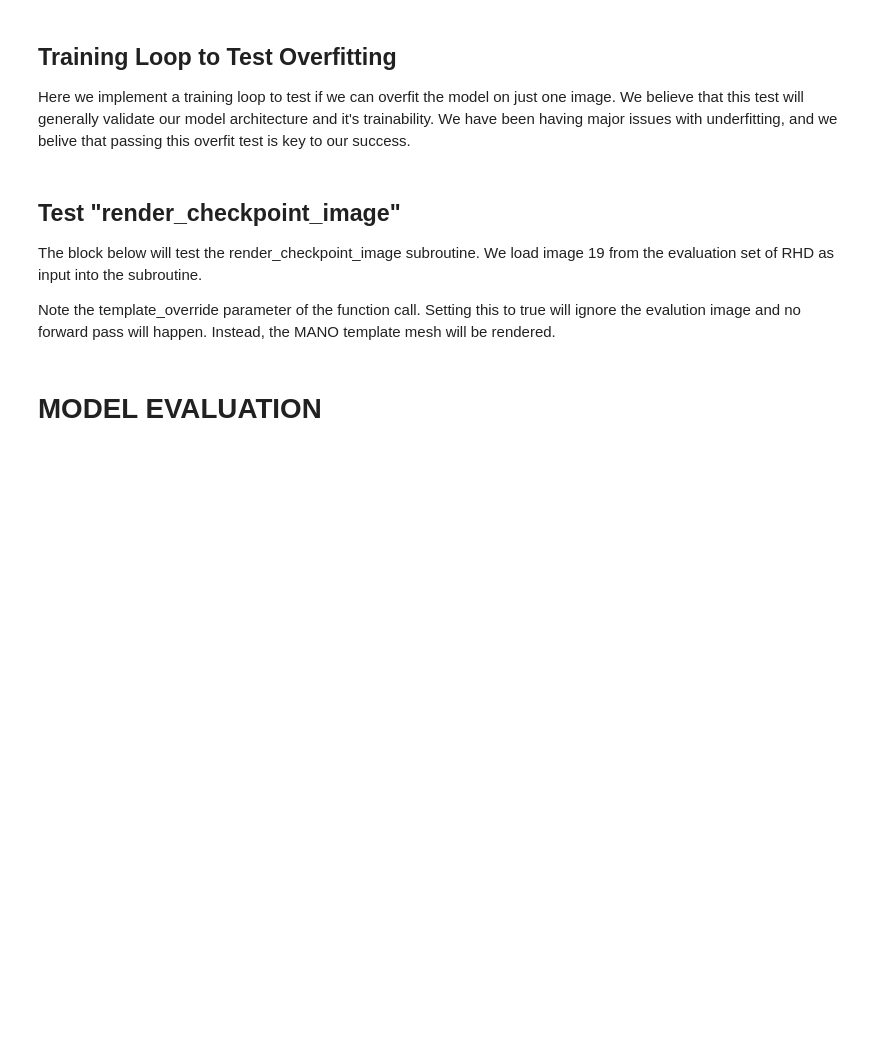
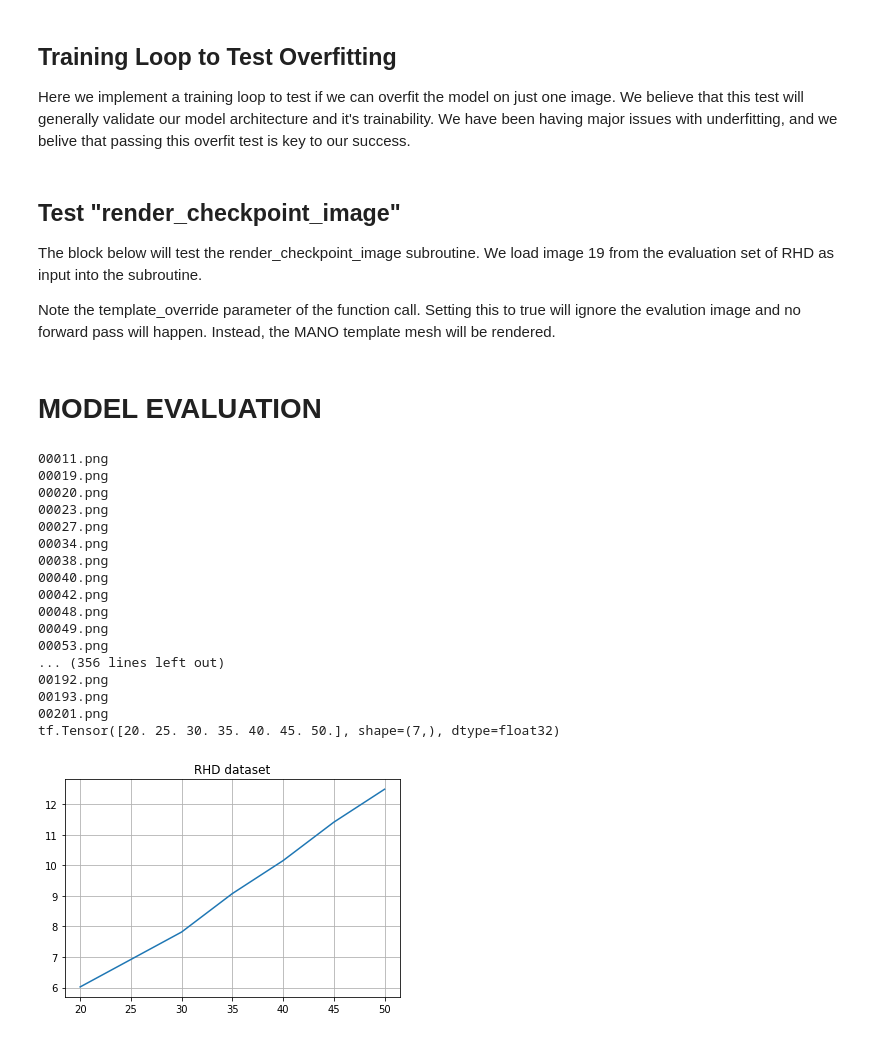
Before and after one commit to BluBloos/3D-Hand-Tracking, a Jupyter notebook: src/HandTracking.ipynb, the cells around one changed output. Saved outputs shown, nothing was run; the diff lists cells and outputs as text; code cells hidden in the pictures; blank space fills up the shorter version.

Commit message:
Working PCK graph

```diff
--- a/src/HandTracking.ipynb
+++ b/src/HandTracking.ipynb
@@ -109,7 +122,7 @@ IMAGE_SIZE, GRAYSCALE, and BATCH_SIZE should generally not be changed.
 # %%
 IMAGE_SIZE = 224
 GRAYSCALE = False
-BATCH_SIZE = 32
+BATCH_SIZE = 1
 # %%
 IMAGE_CHANNELS = 1 if GRAYSCALE else 3
 
@@ -421,7 +457,29 @@ from evaluation import time_model
 time_model(model, rhd_eval_dir, download_image)
 # %%
 from evaluation import evaluate_model
-evaluate_model(model, rhd_eval_dir, download_image, y_test)
+checkpoint_path = os.path.join('../','checkpoints', "cp-{:04d}.ckpt".format(9))
+
+model.load_weights(checkpoint_path)
+evaluate_model(model, rhd_eval_dir, download_image, y_test, gcs_path)
+# %% [output]
+00011.png
+00019.png
+00020.png
+00023.png
+00027.png
+00034.png
+00038.png
+00040.png
+00042.png
+00048.png
+00049.png
+00053.png
+... (356 lines left out)
+00192.png
+00193.png
+00201.png
+tf.Tensor([20. 25. 30. 35. 40. 45. 50.], shape=(7,), dtype=float32)
+[figure, added]
 # %%
 from evaluation import generate_loss_graph
 generate_loss_graph(checkpoint_path, model,
```
Also changed, not shown: parts of 5 cells of this notebook, 3 other files.
